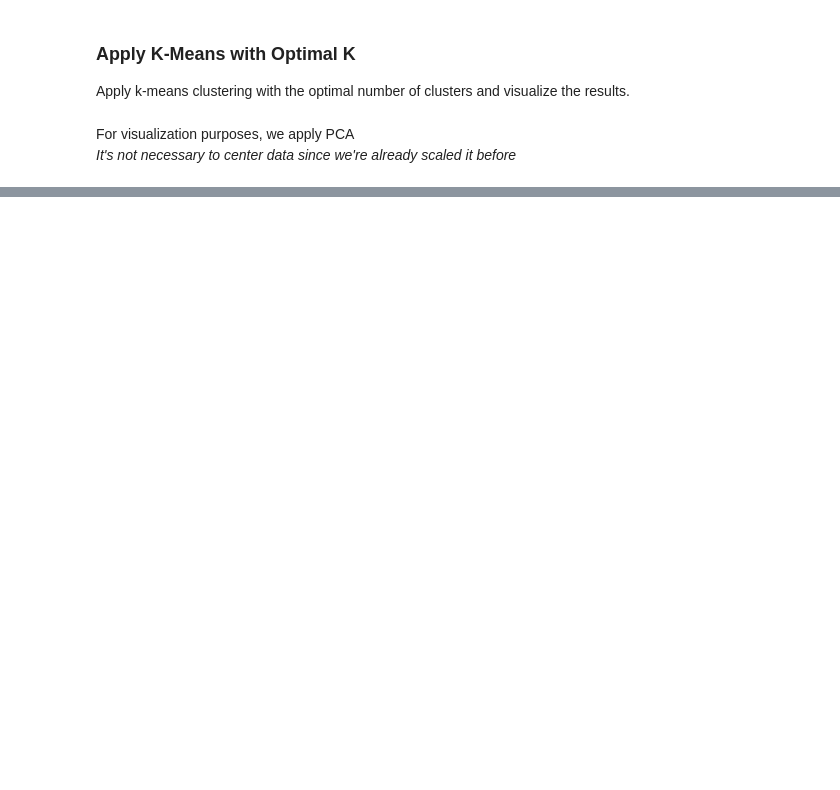
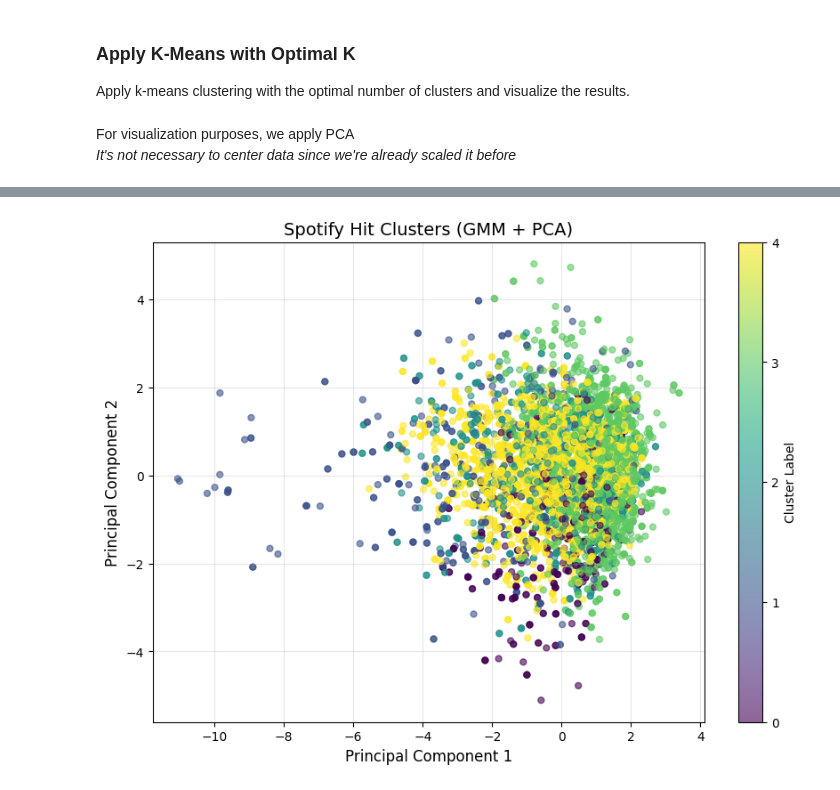
Before and after one commit to karanbir-singh/DAMIN-project, a Jupyter notebook: src/third_analysis.ipynb, the cells around one changed output, grey strips where cells are left out. Saved outputs shown, nothing was run; the diff lists cells and outputs as text; code cells hidden in the pictures; blank space fills up the shorter version.

```diff
--- a/src/third_analysis.ipynb
+++ b/src/third_analysis.ipynb
@@ -225,0 +233,7 @@ These represent unique combinations of audio characteristics that define success
+# %%
+gmm = GaussianMixture(n_components=5, covariance_type='full', random_state=42)
+hit_df['Cluster_GMM'] = gmm.fit_predict(successful_scaled)
+
+# 6. Profiling: Calculate Mean Features for each Cluster
+gmm_profiles = hit_df.groupby('Cluster_GMM')[feature_cols + ['popularity']].mean().round(3)
+gmm_profiles
@@ -225,0 +248,17 @@ These represent unique combinations of audio characteristics that define success
+# %%
+plt.figure(figsize=(10, 7))
+scatter = plt.scatter(
+    pca_results[:, 0], pca_results[:, 1],
+    c=hit_df['Cluster_GMM'],
+    cmap='viridis',
+    s=25, alpha=0.6
+)
+
+plt.title('Spotify Hit Clusters (GMM + PCA)', fontsize=14)
+plt.xlabel('Principal Component 1', fontsize=12)
+plt.ylabel('Principal Component 2', fontsize=12)
+plt.colorbar(scatter, ticks=range(5), label='Cluster Label')
+plt.grid(True, alpha=0.3)
+plt.show()
+# %% [output]
+[figure, added]
```
Also changed, not shown: parts of 21 cells of this notebook.
